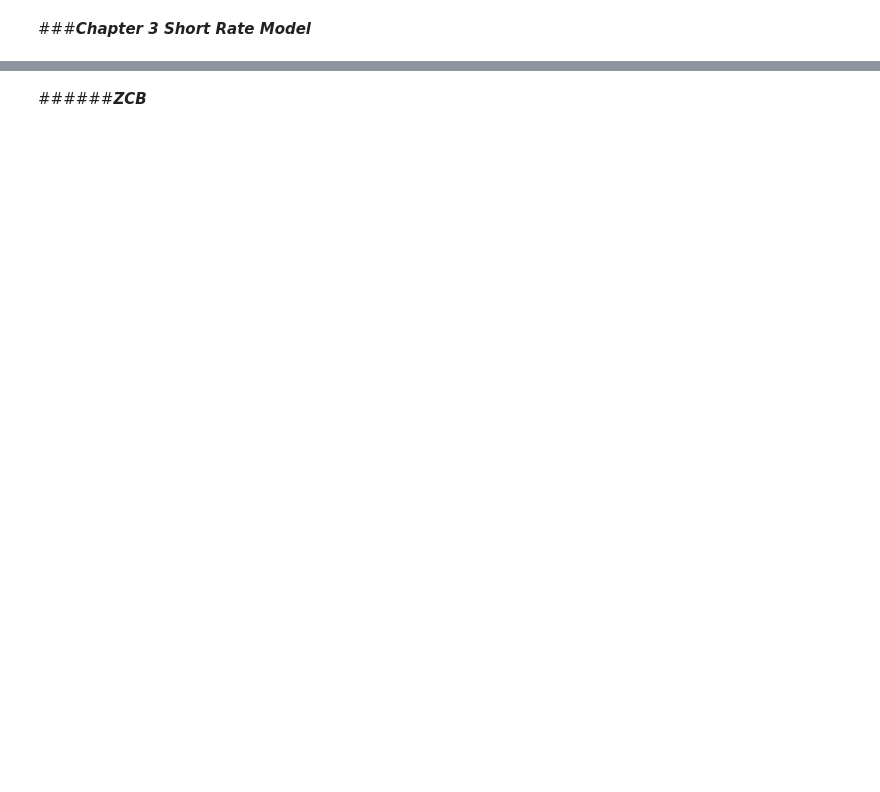
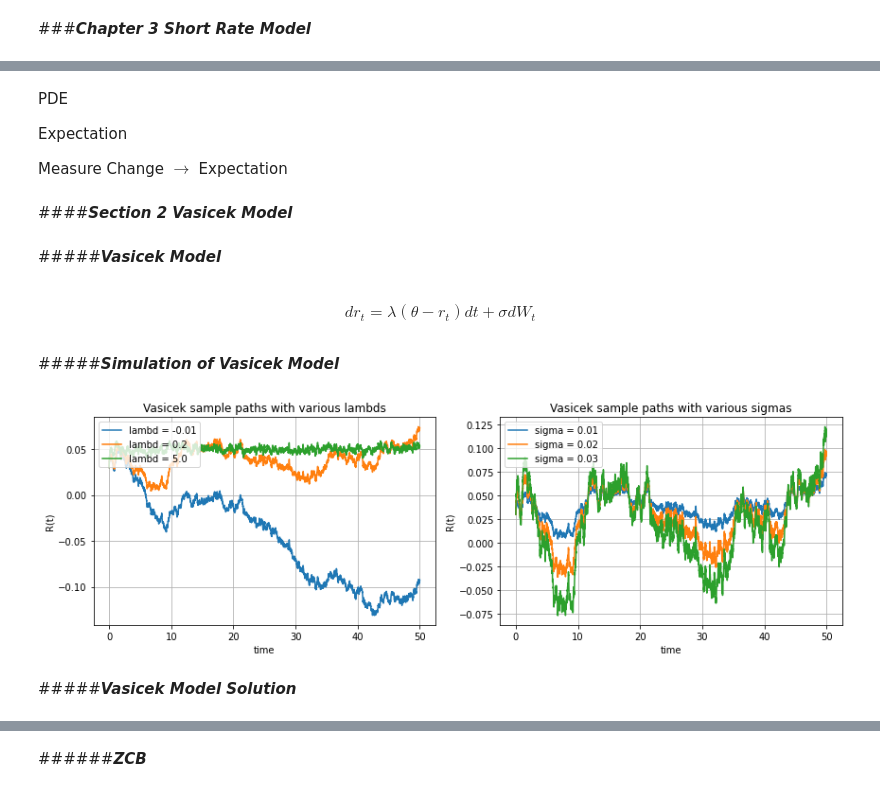
Before and after one commit to SungchulLee/colab, a Jupyter notebook: financial_math_2.ipynb, the cells around one changed output, grey strips where cells are left out. Saved outputs shown, nothing was run; the diff lists cells and outputs as text; code cells hidden in the pictures; blank space fills up the shorter version.

```diff
--- a/financial_math_2.ipynb
+++ b/financial_math_2.ipynb
@@ -63,0 +1483,59 @@ d\log r=(\theta(t)-a\log r) dt+\sigma dW\\
+# %% [markdown]
+PDE
+
+Expectation
+
+Measure Change $\rightarrow$ Expectation
+# %% [markdown]
+
+
+####***Section 2 Vasicek Model***
+# %% [markdown]
+#####***Vasicek Model***
+# %% [markdown]
+$$\begin{array}{lllll}
+\displaystyle dr_t=\lambda(\theta-r_t) dt+\sigma dW_t
+\end{array}$$
+# %% [markdown]
+#####***Simulation of Vasicek Model***
+# %%
+def main():
+    num_paths = 1
+    num_steps = 5_000
+    theta = 0.05
+    r0 = 0.03
+    T = 50
+
+    fig, (ax0, ax1) = plt.subplots(1,2,figsize=(12,4))
+
+    ax0.set_title("Vasicek sample paths with various lambds")
+    lambds = [-0.01, 0.2, 5.0]
+    sigma = 0.01
+    for lambd in lambds:
+        vasicek = Vasicek(lambd, theta, sigma)
+        t, R, _ = vasicek.generate_sample_path(num_paths,num_steps,T,r0,seed=0)
+        ax0.plot(t, np.transpose(R), label=f'{lambd = }')
+
+    ax1.set_title("Vasicek sample paths with various sigmas")
+    lambd = 0.2
+    sigmas = [0.01, 0.02, 0.03]
+    for sigma in sigmas:
+        vasicek = Vasicek(lambd, theta, sigma)
+        t, R, _ = vasicek.generate_sample_path(num_paths,num_steps,T,r0,seed=0)
+        ax1.plot(t, np.transpose(R), label=f'{sigma = }')
+
+    for ax in (ax0, ax1):
+        ax.grid()
+        ax.set_xlabel("time")
+        ax.set_ylabel("R(t)")
+        ax.legend(loc="upper left")
+
+    plt.tight_layout()
+    plt.show()
+
+if __name__ == "__main__":
+    main()
+# %% [output]
+[figure, added]
+# %% [markdown]
+#####***Vasicek Model Solution***
```
Also changed, not shown: parts of 441 cells of this notebook.
